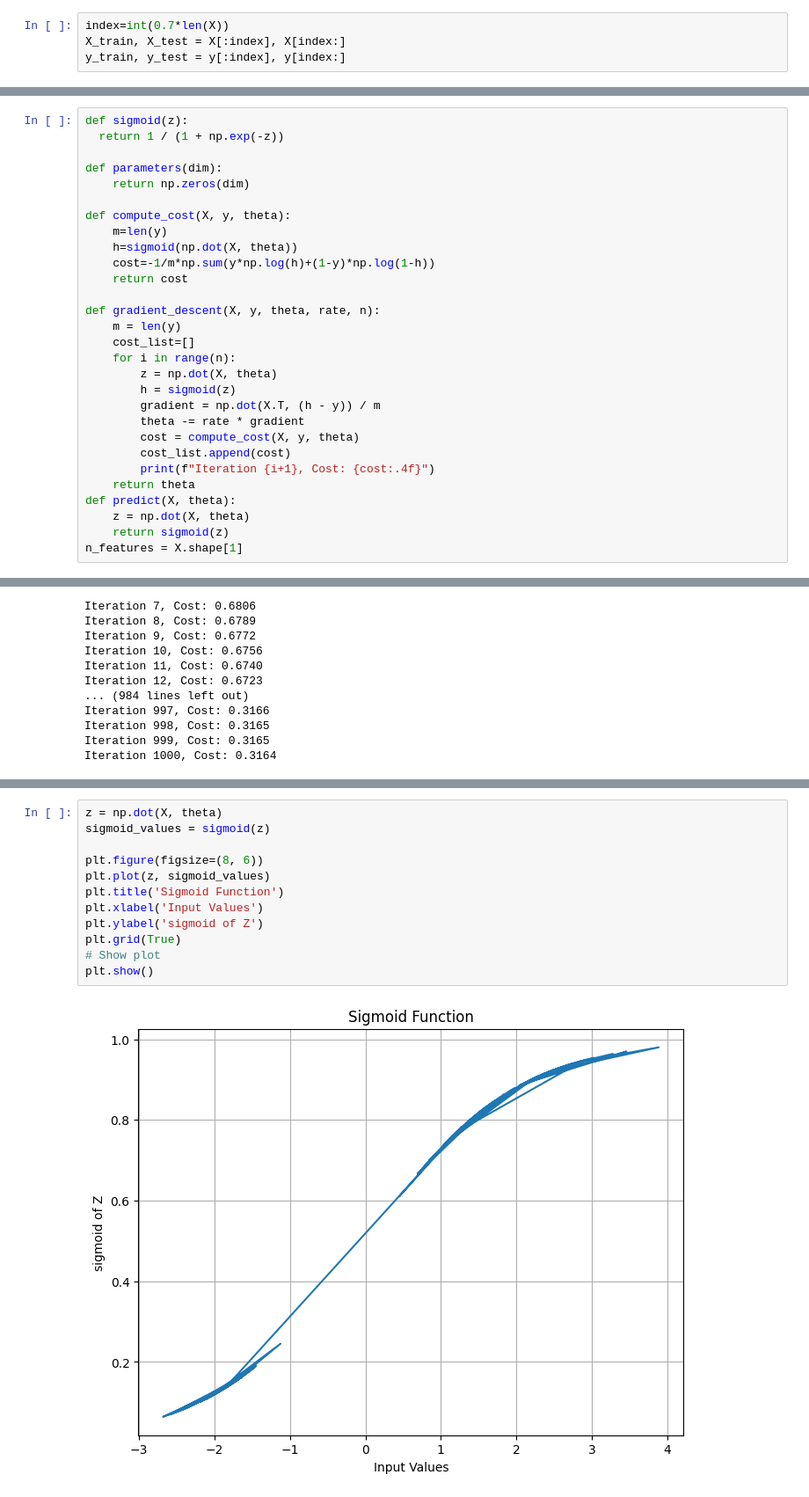
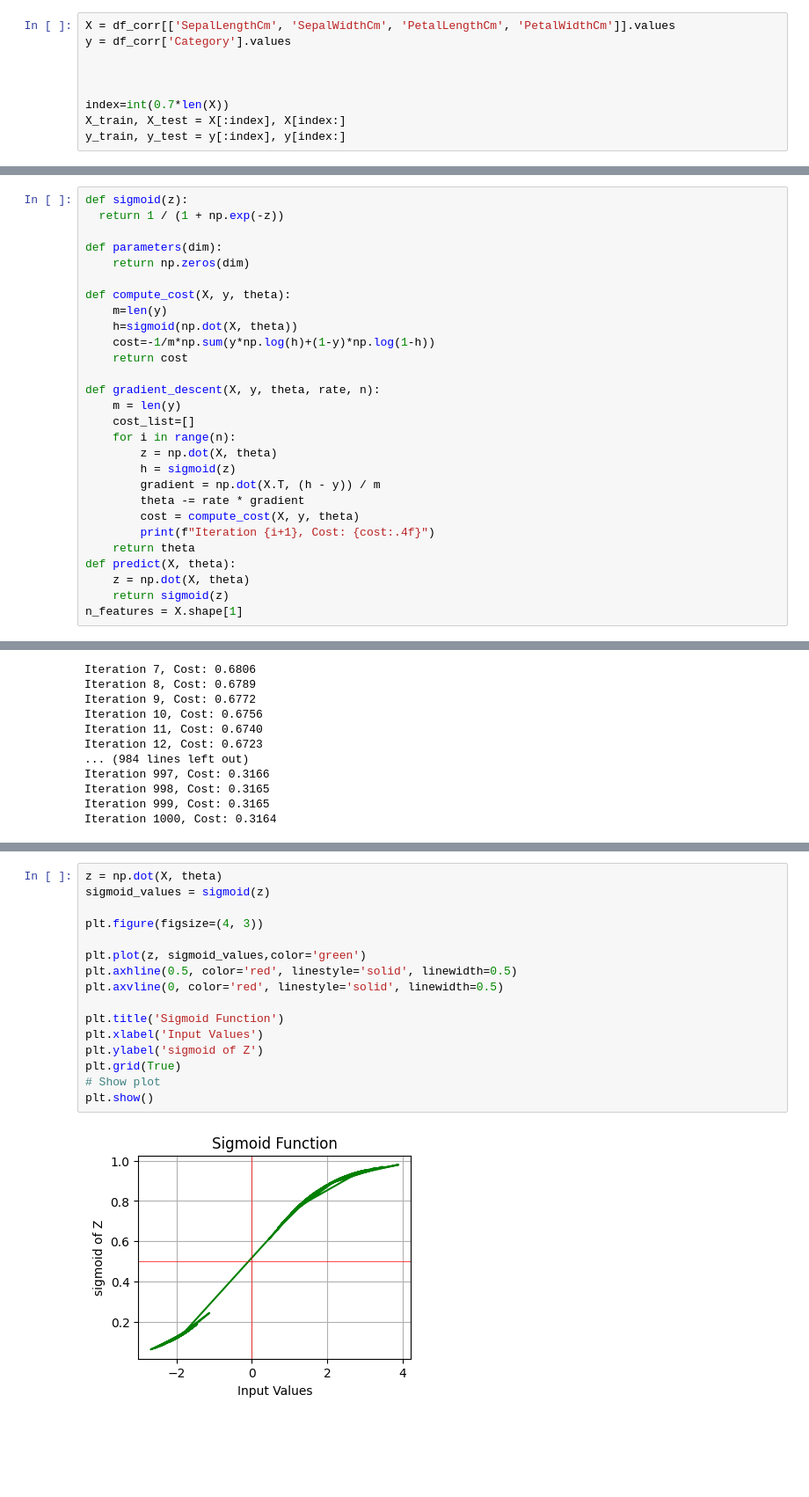
Before and after one commit to Maliksaad231224/Logistic-Regression-Iris-Dataset, a Jupyter notebook: logistic regression.ipynb, the cells around one changed output, grey strips where cells are left out. Shown: that part at 88% size. Drawn from its saved outputs; the diff is of its cells as text; blank space fills up the shorter version.

```diff
--- a/logistic regression.ipynb
+++ b/logistic regression.ipynb
@@ -165,6 +172,11 @@ Test is used to train the model it cantains 70% data
 
 Train is used to check the accuracy of the model it cantains 30% data
 # %%
+X = df_corr[['SepalLengthCm', 'SepalWidthCm', 'PetalLengthCm', 'PetalWidthCm']].values
+y = df_corr['Category'].values
+
+
+
 index=int(0.7*len(X))
 X_train, X_test = X[:index], X[index:]
 y_train, y_test = y[:index], y[index:]
@@ -220,7 +234,6 @@ def gradient_descent(X, y, theta, rate, n):
         gradient = np.dot(X.T, (h - y)) / m
         theta -= rate * gradient
         cost = compute_cost(X, y, theta)
-        cost_list.append(cost)
         print(f"Iteration {i+1}, Cost: {cost:.4f}")
     return theta
 def predict(X, theta):
@@ -283,14 +296,18 @@ predicted_label=[1 1 1 1 1 1 1 1 1 1 1 1 1 1 1 1 1 1 1 1 1 1 1 1 1 1 1 1 1 1 1 1
 # %%
 z = np.dot(X, theta)
 sigmoid_values = sigmoid(z)
 
-plt.figure(figsize=(8, 6))
-plt.plot(z, sigmoid_values)
+plt.figure(figsize=(4, 3))
+
+plt.plot(z, sigmoid_values,color='green')
+plt.axhline(0.5, color='red', linestyle='solid', linewidth=0.5)
+plt.axvline(0, color='red', linestyle='solid', linewidth=0.5)
+
 plt.title('Sigmoid Function')
 plt.xlabel('Input Values')
 plt.ylabel('sigmoid of Z')
 plt.grid(True)
 # Show plot
 plt.show()
 # %% [output]
-[figure, old version]
+[figure, new version]
```
Also changed, not shown: parts of 4 cells of this notebook, 2 other files.
